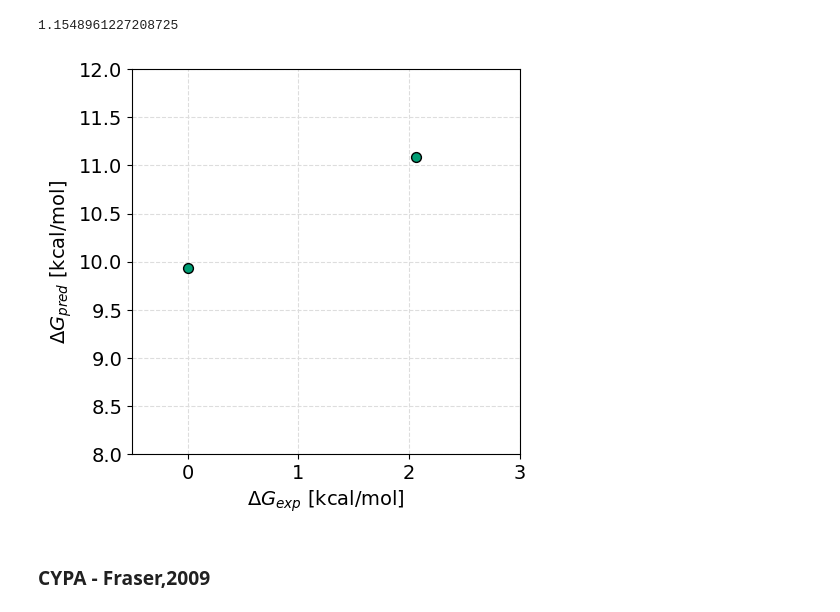
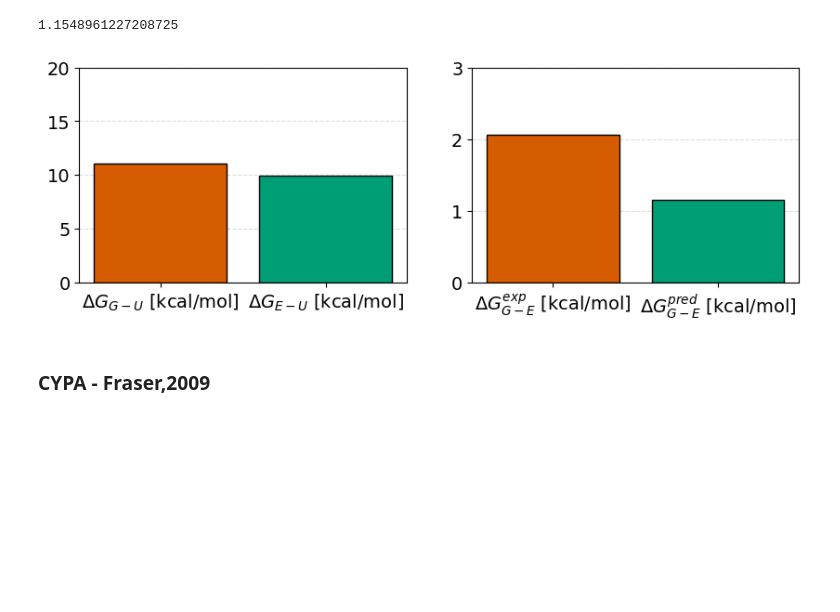
Before and after one commit to KULL-Centre/_2024_cagiada_stability, a Jupyter notebook: paper_SI/dG_pred_SI.ipynb, the cells around one changed output. Drawn from its saved outputs; the diff is of its cells as text; code cells hidden in the pictures; blank space fills up the shorter version.

```diff
--- a/paper_SI/dG_pred_SI.ipynb
+++ b/paper_SI/dG_pred_SI.ipynb
@@ -1078,20 +1189,26 @@ pred_dg_2CLB_IF=linear_curve(dg_2CLB_IF,a_if, b_if)
 pred_dg_3DMV_IF-pred_dg_2CLB_IF
 # %% [output]
 1.1548961227208725
-# %%
-fig,ax1=plt.subplots(1,1,figsize=(5,5))
-ax1.scatter([0,2.06],[pred_dg_2CLB_IF,pred_dg_3DMV_IF],facecolor='#009e74', edgecolor='k',s=50,zorder=1000)
-ax1.set_xlim(-0.5,3)
-ax1.set_ylim(8,12)
-ax1.grid(which='major', color='#DDDDDD', linewidth=0.8,ls='--')
-ax1.set_axisbelow(True)
-
-ax1.set_xlabel(r'$\Delta G_{exp}$ [kcal/mol]',fontsize=14)
-ax1.set_ylabel(r'$\Delta G_{pred}$ [kcal/mol]',fontsize=14)
-
-plt.savefig('./figures_SI/t4_wang2016_comparison.pdf')
-# %% [output]
-[figure, removed]
+# %%
+fig,(ax1,ax2)=plt.subplots(1,2,figsize=(10,3))
+
+ax1.bar([r'$\Delta G_{G-U}$ [kcal/mol]',r'$\Delta G_{E-U}$ [kcal/mol]'],[pred_dg_3DMV_IF,pred_dg_2CLB_IF],
+        edgecolor='k',
+        color = ['#d55c00', '#009e74','white','white', '#d55c00' , '#009e74'])
+ax2.bar([r'$\Delta G_{G-E}^{exp}$ [kcal/mol]',r'$\Delta G_{G-E}^{pred}$ [kcal/mol]'],[2.06,(-pred_dg_2CLB_IF+pred_dg_3DMV_IF)],
+        edgecolor='k',
+        color = ['#d55c00', '#009e74','white','white', '#d55c00' , '#009e74'])
+ax1.set_ylim(0,20)
+ax1.grid(axis='y',which='major', color='#DDDDDD', linewidth=0.8,ls='--')
+ax1.set_axisbelow(True)
+ax2.set_ylim(0,3)
+ax2.grid(axis='y',which='major', color='#DDDDDD', linewidth=0.8,ls='--')
+ax2.set_axisbelow(True)
+
+ax.set_ylabel(r'$\Delta G$ [kcal/mol]',fontsize=14)
+plt.savefig('./figures_SI/t4_wang2016_comparison.pdf')
+# %% [output]
+[figure, added]
 # %% [markdown]
 ### CYPA - Fraser,2009
 # %%
```
Also changed, not shown: parts of 22 cells of this notebook, 15 other files.
